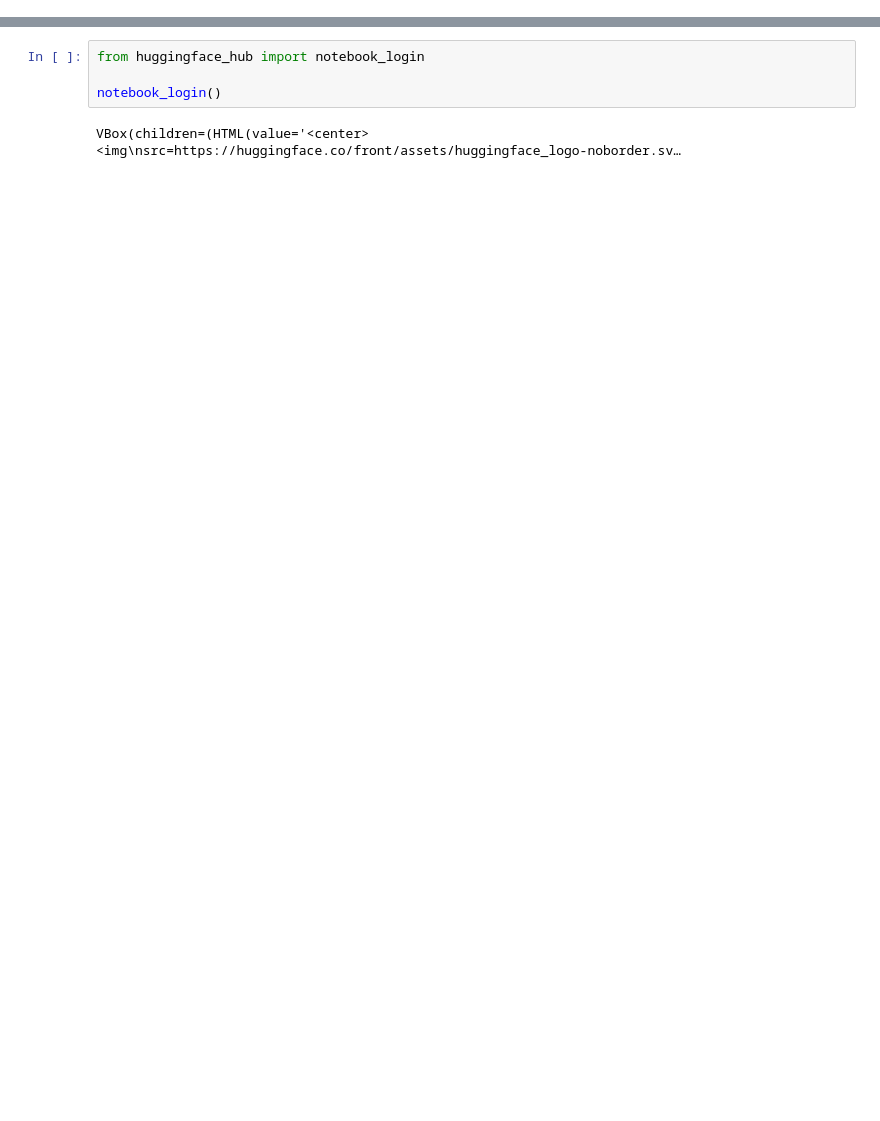
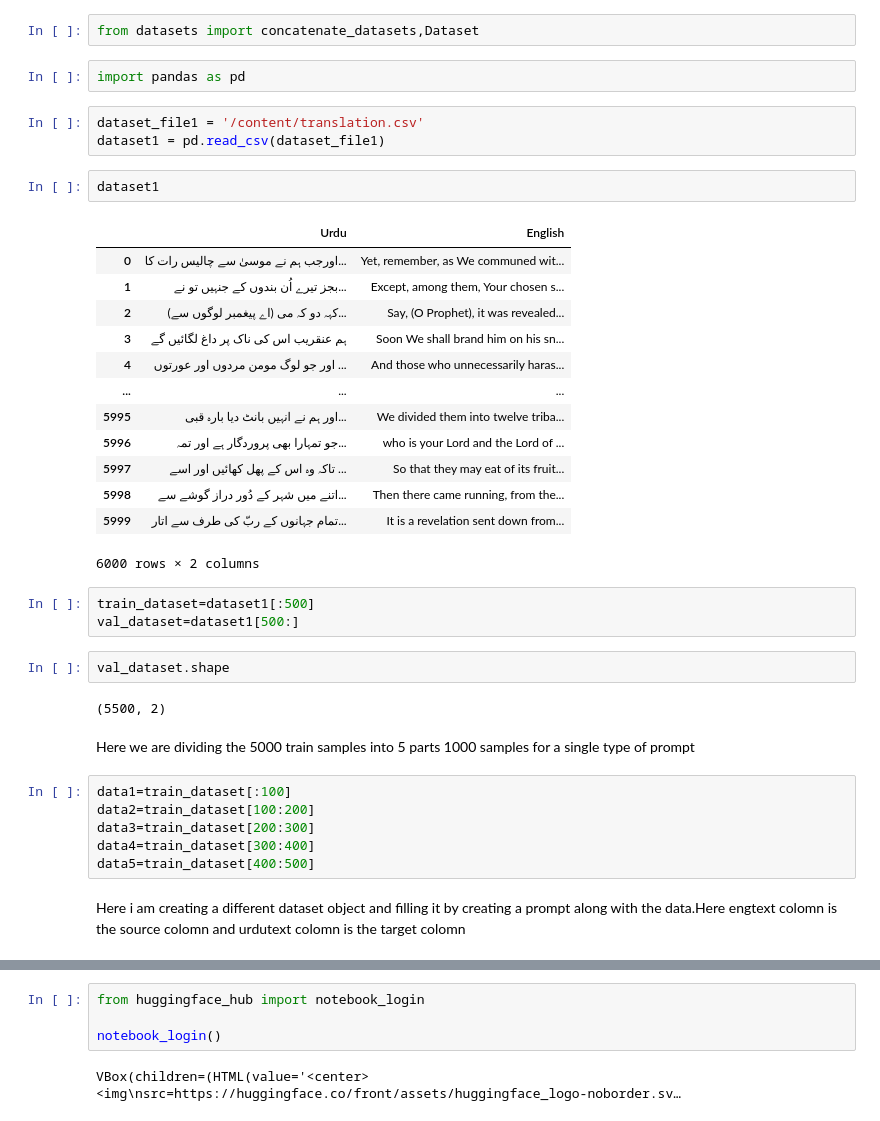
Before and after one commit to umairaziz999/BERT-Style-LLM-Assignment, a Jupyter notebook: LLM_Assignment.ipynb, the cells around one changed output, grey strips where cells are left out. Cells and saved outputs as stored; diff of their text form; blank space fills up the shorter version.

Commit message:
urdu translation

```diff
--- a/LLM_Assignment.ipynb
+++ b/LLM_Assignment.ipynb
@@ -7,0 +76,40 @@
+# %%
+from datasets import concatenate_datasets,Dataset
+# %%
+import pandas as pd
+# %%
+dataset_file1 = '/content/translation.csv'
+dataset1 = pd.read_csv(dataset_file1)
+# %%
+dataset1
+# %% [output]
+|  | Urdu | English |
+| 0 | اورجب ہم نے موسیٰ سے چالیس رات کا... | Yet, remember, as We communed wit... |
+| 1 | بجز تیرے اُن بندوں کے جنہیں تو نے... | Except, among them, Your chosen s... |
+| 2 | (اے پیغمبر لوگوں سے) کہہ دو کہ می... | Say, (O Prophet), it was revealed... |
+| 3 | ہم عنقریب اس کی ناک پر داغ لگائیں گے | Soon We shall brand him on his sn... |
+| 4 | اور جو لوگ مومن مردوں اور عورتوں ... | And those who unnecessarily haras... |
+| ... | ... | ... |
+| 5995 | اور ہم نے انہیں بانٹ دیا بارہ قبی... | We divided them into twelve triba... |
+| 5996 | جو تمہارا بھی پروردگار ہے اور تمہ... | who is your Lord and the Lord of ... |
+| 5997 | تاکہ وہ اس کے پھل کھائیں اور اسے ... | So that they may eat of its fruit... |
+| 5998 | اتنے میں شہر کے دُور دراز گوشے سے... | Then there came running, from the... |
+| 5999 | تمام جہانوں کے ربّ کی طرف سے اتار... | It is a revelation sent down from... |
+6000 rows × 2 columns
+# %%
+train_dataset=dataset1[:500]
+val_dataset=dataset1[500:]
+# %%
+val_dataset.shape
+# %% [output]
+(5500, 2)
+# %% [markdown]
+Here we are dividing the 5000 train samples into 5 parts 1000 samples for a single type of prompt
+# %%
+data1=train_dataset[:100]
+data2=train_dataset[100:200]
+data3=train_dataset[200:300]
+data4=train_dataset[300:400]
+data5=train_dataset[400:500]
+# %% [markdown]
+Here i am creating a different dataset object and filling it by creating a prompt along with the data.Here engtext colomn is the source colomn and urdutext colomn is the target colomn
```
Also changed, not shown: parts of 66 cells of this notebook.
